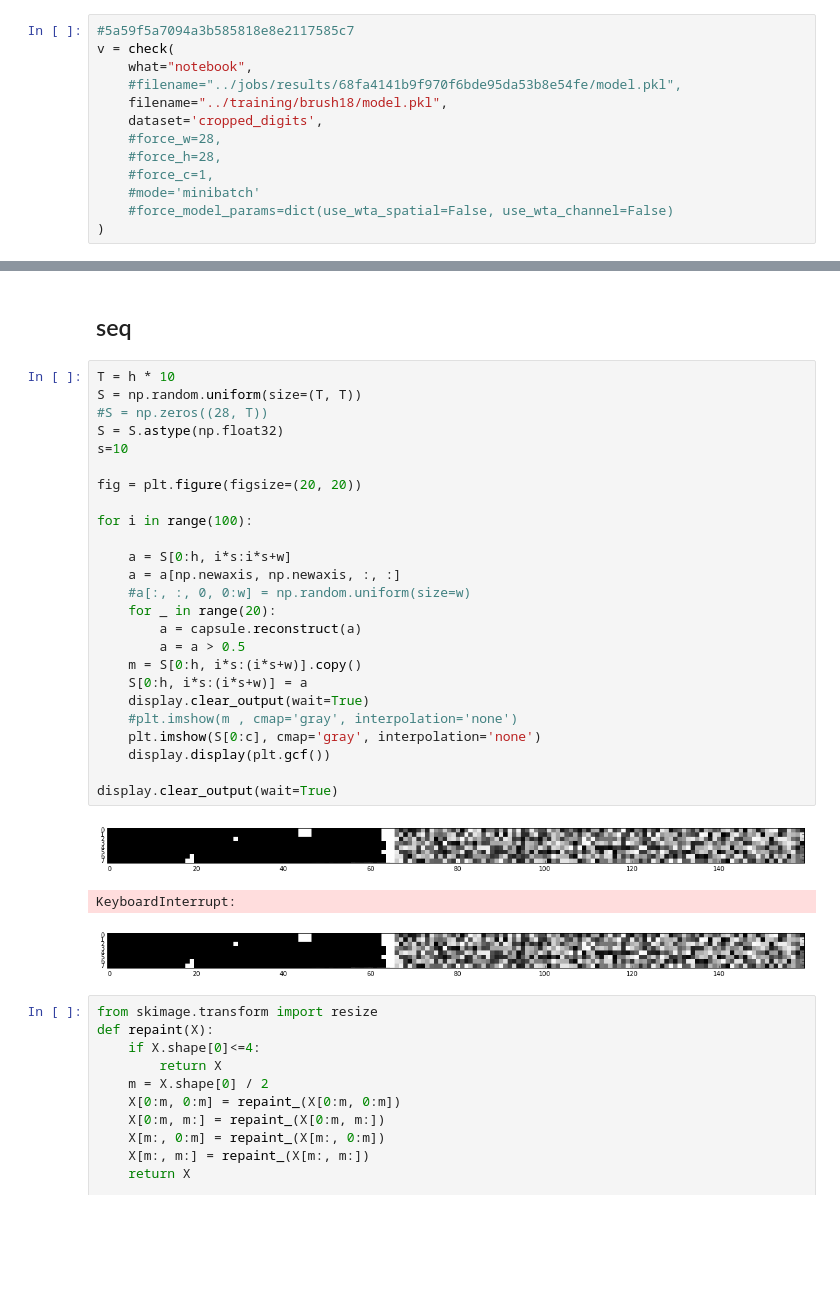
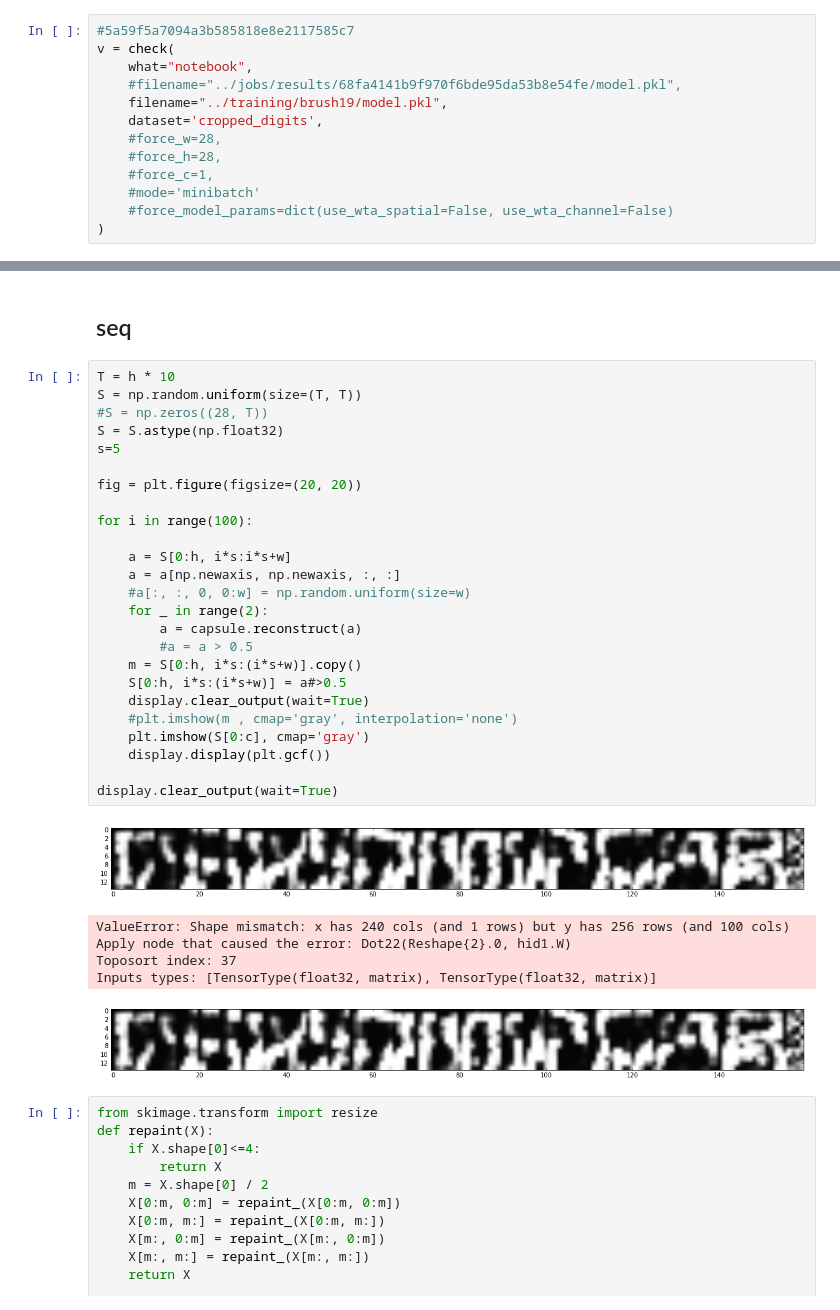
Before and after one commit to mehdidc/feature_generation, a Jupyter notebook: ipynb/generatesimple.ipynb, the cells around one changed output, grey strips where cells are left out. Drawn from its saved outputs; the diff is of its cells as text; blank space fills up the shorter version.

```diff
--- a/ipynb/generatesimple.ipynb
+++ b/ipynb/generatesimple.ipynb
@@ -62,7 +62,7 @@ Couldn't import dot_parser, loading of dot files will not be possible.
 v = check(
     what="notebook",
     #filename="../jobs/results/68fa4141b9f970f6bde95da53b8e54fe/model.pkl",
-    filename="../training/brush18/model.pkl",
+    filename="../training/brush19/model.pkl",
     dataset='cropped_digits',
     #force_w=28,
     #force_h=28,
@@ -623,32 +624,35 @@ KeyboardInterrupt:
 # %%
 T = h * 10
 S = np.random.uniform(size=(T, T))
 #S = np.zeros((28, T))
 S = S.astype(np.float32)
-s=10
+s=5
 
 fig = plt.figure(figsize=(20, 20))
 
 for i in range(100):
 
     a = S[0:h, i*s:i*s+w]
     a = a[np.newaxis, np.newaxis, :, :]
     #a[:, :, 0, 0:w] = np.random.uniform(size=w)
-    for _ in range(20):
+    for _ in range(2):
         a = capsule.reconstruct(a)
-        a = a > 0.5
+        #a = a > 0.5
     m = S[0:h, i*s:(i*s+w)].copy()
-    S[0:h, i*s:(i*s+w)] = a
+    S[0:h, i*s:(i*s+w)] = a#>0.5
     display.clear_output(wait=True)
     #plt.imshow(m , cmap='gray', interpolation='none')
-    plt.imshow(S[0:c], cmap='gray', interpolation='none')
+    plt.imshow(S[0:c], cmap='gray')
     display.display(plt.gcf())
 
 display.clear_output(wait=True)
 # %% [output]
-[figure, old version]
+[figure, new version]
-KeyboardInterrupt:
+ValueError: Shape mismatch: x has 240 cols (and 1 rows) but y has 256 rows (and 100 cols)
+Apply node that caused the error: Dot22(Reshape{2}.0, hid1.W)
+Toposort index: 37
+Inputs types: [TensorType(float32, matrix), TensorType(float32, matrix)]
-[figure, old version]
+[figure, new version]
 # %%
 from skimage.transform import resize
 def repaint(X):
```
Also changed, not shown: parts of 2 cells of this notebook, 3 other files.
